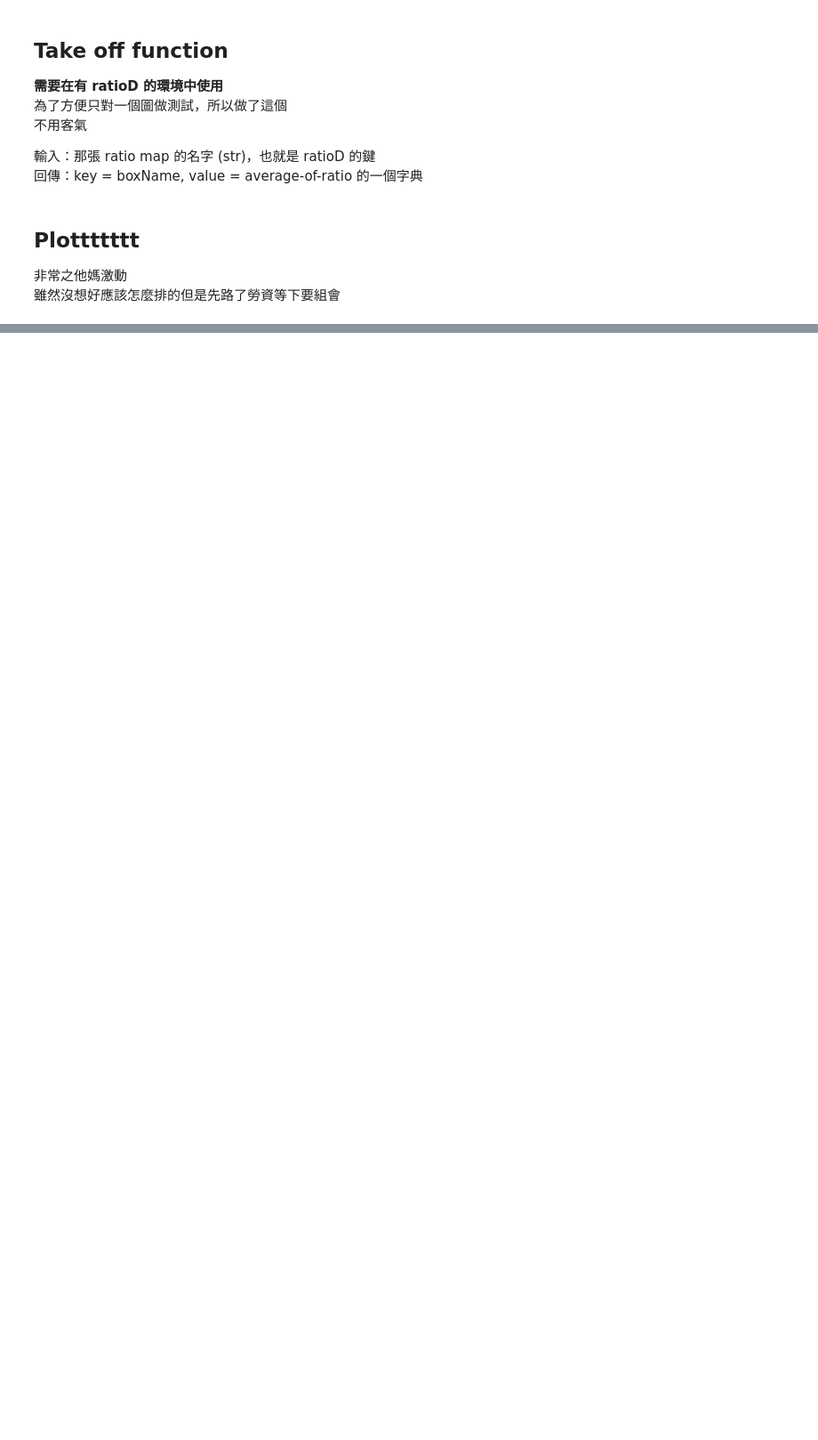
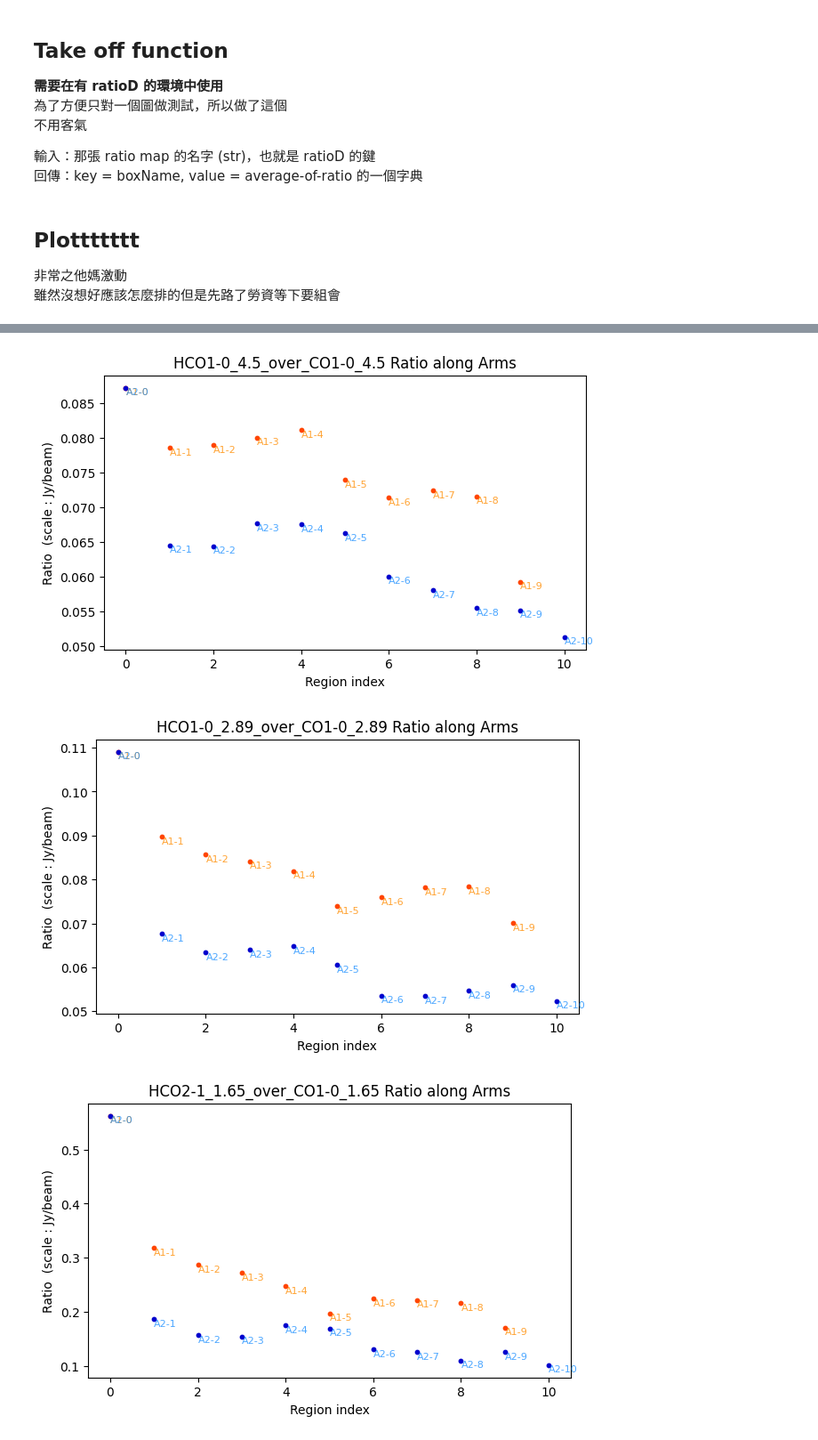
Before and after one commit to aqingo3o/Hello-Circinus, a Jupyter notebook: tinyBeam/py_ratioMap_analysis.ipynb, the cells around one changed output, grey strips where cells are left out. Shown at 89% size. Drawn from its saved outputs; the diff is of its cells as text; code cells hidden in the pictures; blank space fills up the shorter version.

```diff
--- a/tinyBeam/py_ratioMap_analysis.ipynb
+++ b/tinyBeam/py_ratioMap_analysis.ipynb
@@ -260,0 +272,55 @@ for ratioName in ratioD:
+# %%
+# arm1, 2畫在同一張圖
+# 仍然迴圈
+
+for ratioName in ratioD:
+    ratio_avg = {} # 一次性放比值字典
+    ratio_ima = ratioD[ratioName]['ima'] # 先試一個
+    ratio_wcs = ratioD[ratioName]['wcs'] # WCS 資訊
+
+    # 走過全部的區域
+    for i, b in enumerate(boxes):
+        boxName = b.meta.get('label') # 讀那個框框的 label
+        pixelBox = b.to_pixel(ratio_wcs) # 轉成像素座標，才能用 to_mask
+        mask = pixelBox.to_mask() # 將 pixelBox 之內標記為為 True，其餘為 False
+        cutt = mask.cutout(ratio_ima) # 依照 mask 所述，裁剪圖片 (圖片：ratio_ima)
+        theR = cutt # 這個是修改的接口哈哈屁眼
+
+        if theR.size > 0: # 算像素值的平均
+            ratio_avg[boxName] = np.nanmean(theR) # 使用 nanmean 可以忽略數據中的 NaN 值
+        else:
+            print(f"Warr: there is no any good pixel in the region {boxName}")
+            ratio_avg[boxName] = np.nan
+
+##################################################################################################
+
+    A1, A2 = [], [] # arm1, 2的數據
+    for k, v in ratio_avg.items():
+        if k == 'water disk':
+            A1.append(v)
+            A2.append(v)
+        elif k[1] == '1':
+            A1.append(v)
+        elif k[1] == '2':
+            A2.append(v)
+
+    # plottt
+    plt.figure(figsize=(7, 4))
+    # arm1
+    for i in range(len(A1)):
+        plt.scatter(i, A1[i], c='orangered', s=10)
+        plt.text(i, A1[i], f'A1-{i}', color='darkorange', alpha=0.8, fontsize=8, ha='left', va='top')
+    #arm2
+    for i in range(len(A2)):
+        plt.scatter(i, A2[i], c='mediumblue', s=10)
+        plt.text(i, A2[i], f'A2-{i}', color='dodgerblue', alpha=0.8, fontsize=8, ha='left', va='top')
+
+    plt.xlabel('Region index')
+    plt.ylabel('Ratio  (scale : Jy/beam)')
+    plt.title(f'{ratioName} Ratio along Arms', fontsize=12)
+
+    plt.show()
+# %% [output]
+[figure, added]
+[figure, added]
+[figure, added]
```
Also changed, not shown: parts of 10 cells of this notebook.
